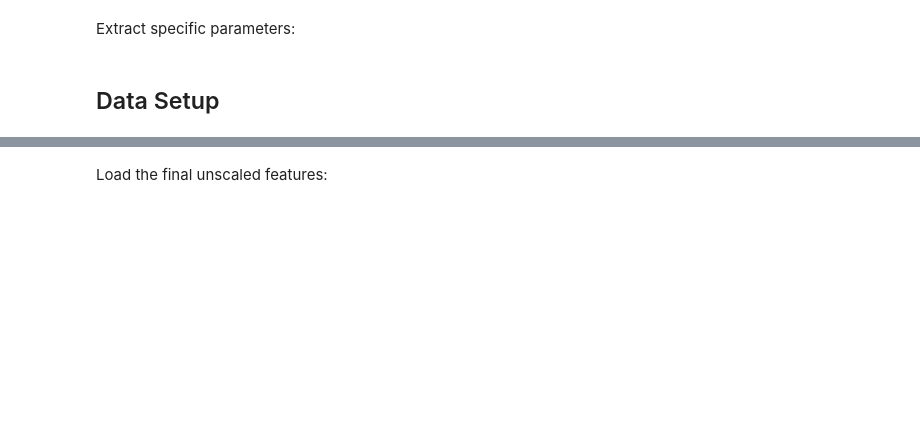
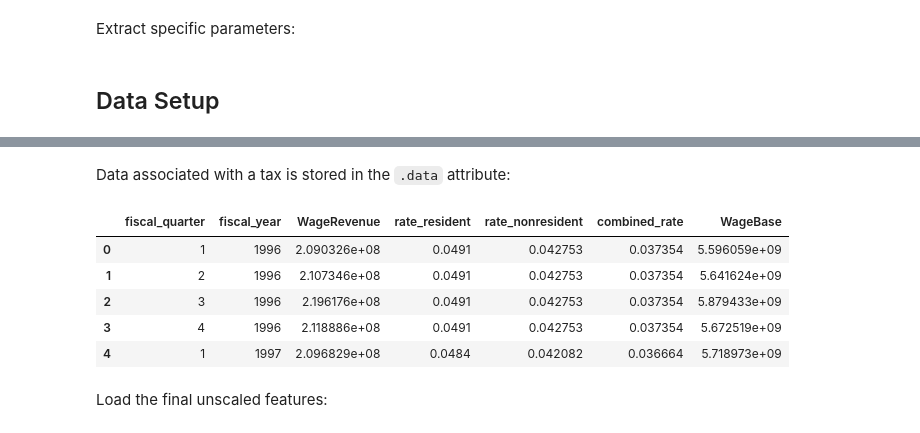
Before and after one commit to PhilaController/five-year-plan-analysis, a Jupyter notebook: notebooks/01-wage.ipynb, the cells around one changed output, grey strips where cells are left out. Saved outputs shown, nothing was run; the diff lists cells and outputs as text; code cells hidden in the pictures; blank space fills up the shorter version.

```diff
--- a/notebooks/01-wage.ipynb
+++ b/notebooks/01-wage.ipynb
@@ -69,3 +132,14 @@ G = DATA.load("grangers_matrix") # Grangers matrix
+# %% [markdown]
+Data associated with a tax is stored in the `.data` attribute:
+# %%
+this_tax.data.head()
+# %% [output]
+|  | fiscal_quarter | fiscal_year | WageRevenue | rate_resident | rate_nonresident | combined_rate | WageBase |
+| 0 | 1 | 1996 | 2.090326e+08 | 0.0491 | 0.042753 | 0.037354 | 5.596059e+09 |
+| 1 | 2 | 1996 | 2.107346e+08 | 0.0491 | 0.042753 | 0.037354 | 5.641624e+09 |
+| 2 | 3 | 1996 | 2.196176e+08 | 0.0491 | 0.042753 | 0.037354 | 5.879433e+09 |
+| 3 | 4 | 1996 | 2.118886e+08 | 0.0491 | 0.042753 | 0.037354 | 5.672519e+09 |
+| 4 | 1 | 1997 | 2.096829e+08 | 0.0484 | 0.042082 | 0.036664 | 5.718973e+09 |
 # %% [markdown]
 Load the final unscaled features:
 # %%
```
Also changed, not shown: parts of 45 cells of this notebook, 10 other files.
